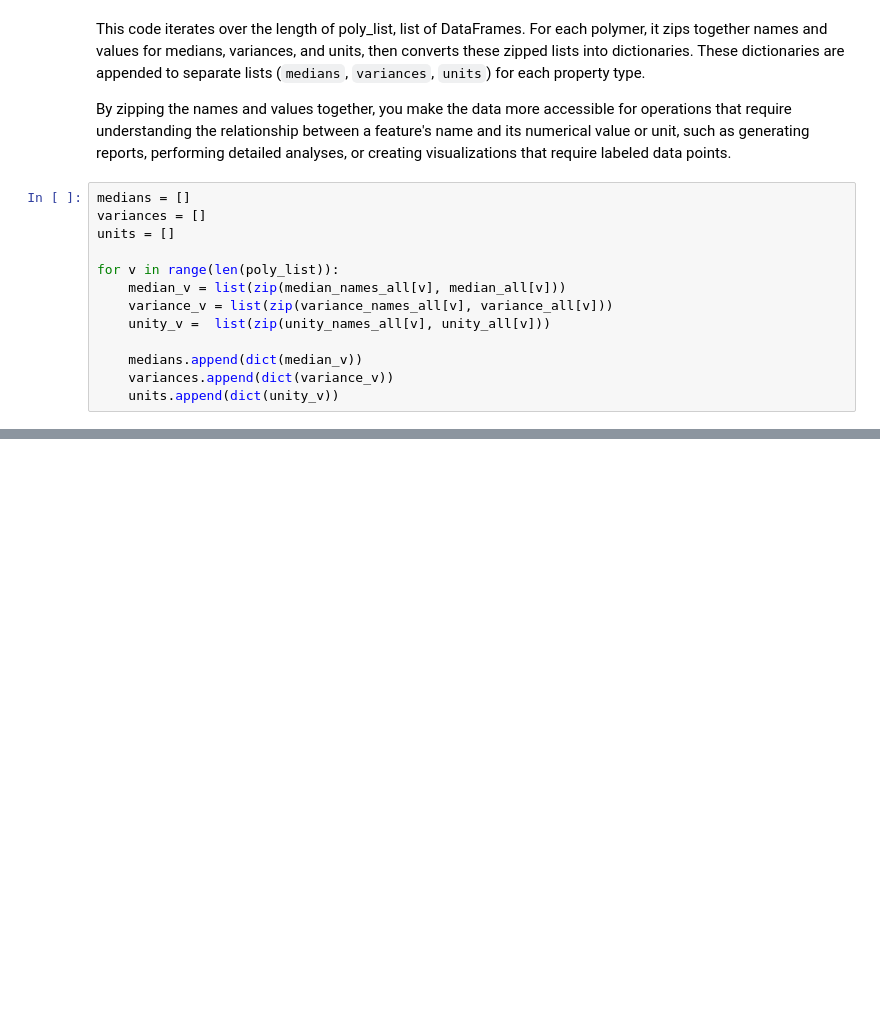
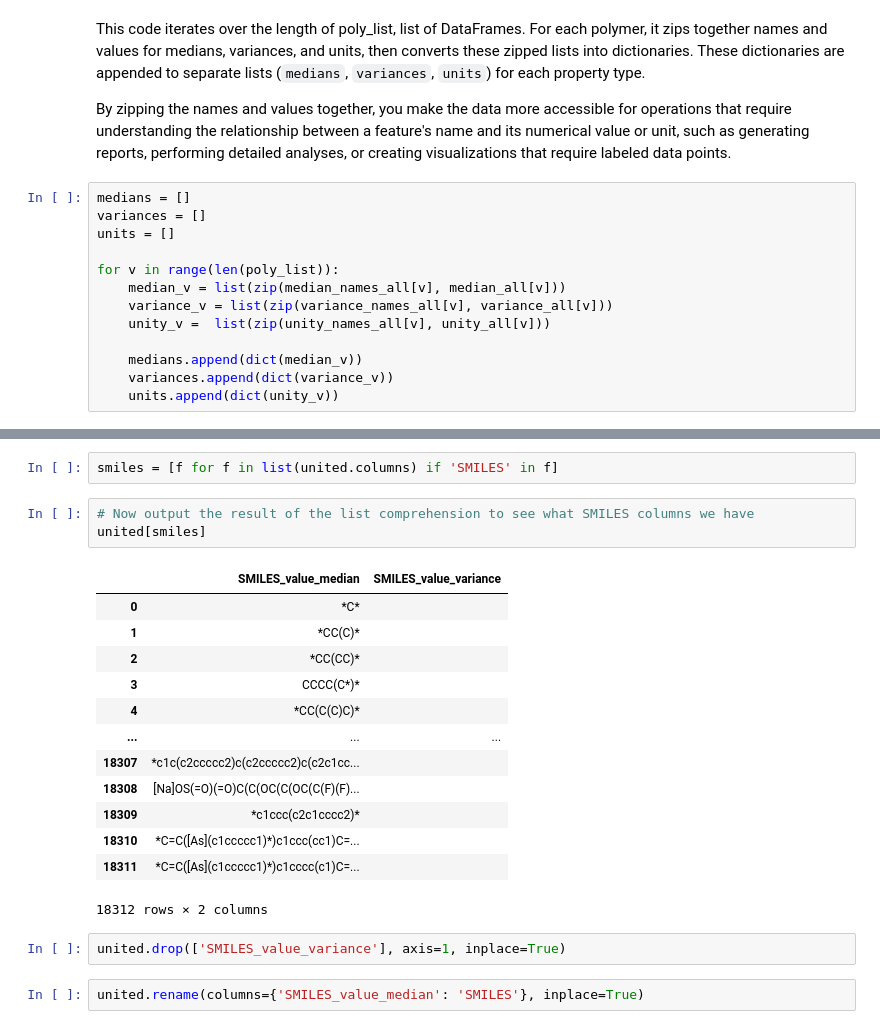
Before and after one commit to chriswilson2020/ML-For-PolymerChemistry, a Jupyter notebook: Polymer Properties.ipynb, the cells around one changed output, grey strips where cells are left out. Cells and saved outputs as stored; diff of their text form; blank space fills up the shorter version.

```diff
--- a/Polymer Properties.ipynb
+++ b/Polymer Properties.ipynb
@@ -313,0 +462,23 @@ Appending to lists: Finally, each dictionary is appended to its corresponding li
+# %%
+smiles = [f for f in list(united.columns) if 'SMILES' in f]
+# %%
+# Now output the result of the list comprehension to see what SMILES columns we have
+united[smiles]
+# %% [output]
+|  | SMILES_value_median | SMILES_value_variance |
+| 0 | *C* |  |
+| 1 | *CC(C)* |  |
+| 2 | *CC(CC)* |  |
+| 3 | CCCC(C*)* |  |
+| 4 | *CC(C(C)C)* |  |
+| ... | ... | ... |
+| 18307 | *c1c(c2ccccc2)c(c2ccccc2)c(c2c1cc... |  |
+| 18308 | [Na]OS(=O)(=O)C(C(OC(C(OC(C(F)(F)... |  |
+| 18309 | *c1ccc(c2c1cccc2)* |  |
+| 18310 | *C=C([As](c1ccccc1)*)c1ccc(cc1)C=... |  |
+| 18311 | *C=C([As](c1ccccc1)*)c1cccc(c1)C=... |  |
+18312 rows × 2 columns
+# %%
+united.drop(['SMILES_value_variance'], axis=1, inplace=True)
+# %%
+united.rename(columns={'SMILES_value_median': 'SMILES'}, inplace=True)
```
Also changed, not shown: parts of 20 cells of this notebook.
